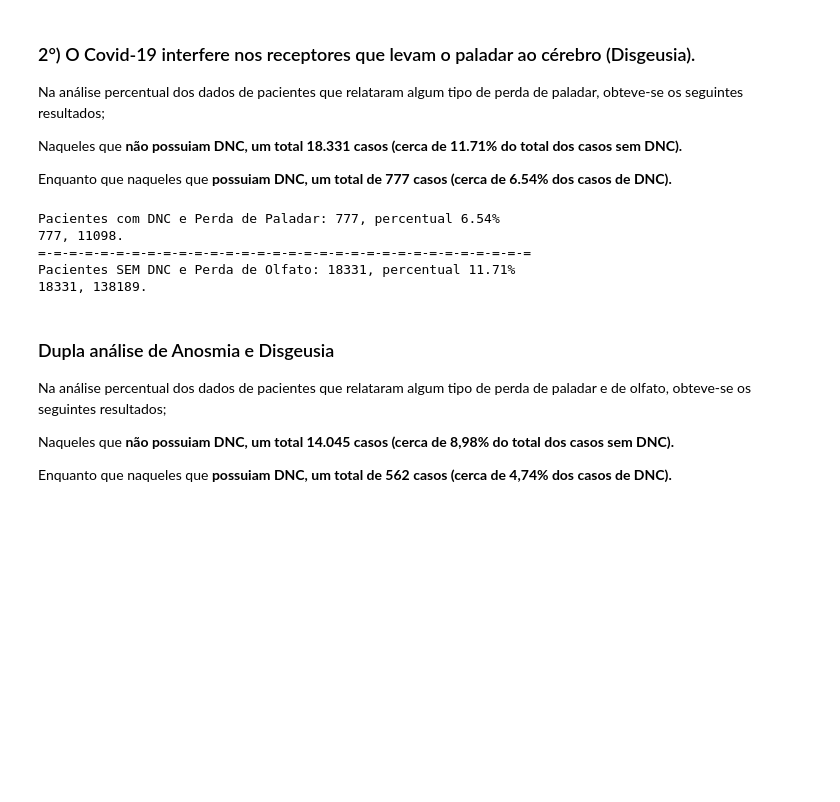
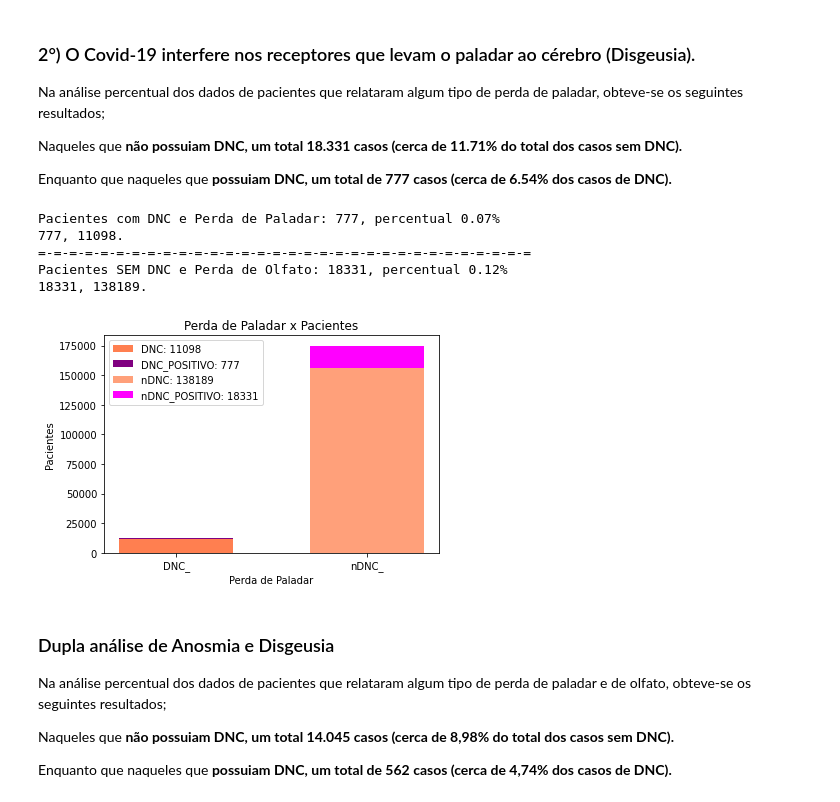
Before and after one commit to GeraldoLucas/Covid-analise-DNC, a Jupyter notebook: Covid_Analise2.ipynb, the cells around one changed output. Drawn from its saved outputs; the diff is of its cells as text; code cells hidden in the pictures; blank space fills up the shorter version.

```diff
--- a/Covid_Analise2.ipynb
+++ b/Covid_Analise2.ipynb
@@ -183,32 +212,47 @@ Enquanto que naqueles que **possuiam DNC, um total de 777 casos (cerca de 6.54%
 # %%
 # Pacientes com DNC e Perda de Paladar
 dF_dnc_palad = dF_pacientes_dnc.loc[dF_pacientes_dnc["PERD_PALA"] != 9]
 
 dnc_positive_palad = dF_dnc_palad.PERD_PALA.value_counts(normalize=False)[1]
 dnc_negative_palad = dF_dnc_palad["PERD_PALA"].value_counts(normalize=False)[2]
-tot3 = (dnc_positive_palad + dnc_negative_palad) / 100
+tot3 = (dnc_positive_palad + dnc_negative_palad)
 
 print(f"Pacientes com DNC e Perda de Paladar: {dnc_positive_palad}, percentual {(dnc_positive_palad / tot3):.2f}%")
 print(f"{dnc_positive_palad}, {dnc_negative_palad}.")
 
 print("=-=-" * 15 + "=-=")
 
 
-# Pacientes sem DNC e Perda de Olfato
+# Pacientes sem DNC e Perda de Paladar
 dF_nDnc_palad = dF_pacientes_sem_dnc.loc[dF_pacientes_sem_dnc["PERD_PALA"] != 9]
 
 nDnc_positive_palad = dF_nDnc_palad["PERD_PALA"].value_counts(normalize=False)[1]
 nDnc_negative_palad = dF_nDnc_palad["PERD_PALA"].value_counts(normalize=False)[2]
-tot4 = (nDnc_positive_palad + nDnc_negative_palad) / 100
+tot4 = (nDnc_positive_palad + nDnc_negative_palad)
 
 print(f"Pacientes SEM DNC e Perda de Olfato: {nDnc_positive_palad}, percentual {(nDnc_positive_palad / tot4):.2f}%")
 print(f"{nDnc_positive_palad}, {nDnc_negative_palad}.")
+
+
+# Plotando as distribuições em um gráfico
+plt.bar("DNC_", tot3, 0.6, label=f"DNC: {tot3 - dnc_positive_palad}", color="coral")
+plt.bar("DNC_", dnc_positive_palad, 0.6, bottom=tot3, label=f"DNC_POSITIVO: {dnc_positive_palad}", color="purple")
+
+plt.bar("nDNC_", tot4, 0.6, label=f"nDNC: {tot4 - nDnc_positive_palad}", color="lightsalmon")
+plt.bar("nDNC_", nDnc_positive_palad, 0.6, bottom=tot4, label=f"nDNC_POSITIVO: {nDnc_positive_palad}", color="fuchsia")
+
+plt.xlabel("Perda de Paladar")
+plt.ylabel("Pacientes")
+plt.title("Perda de Paladar x Pacientes")
+plt.legend()
+plt.show()
 # %% [output]
-Pacientes com DNC e Perda de Paladar: 777, percentual 6.54%
+Pacientes com DNC e Perda de Paladar: 777, percentual 0.07%
 777, 11098.
 =-=-=-=-=-=-=-=-=-=-=-=-=-=-=-=-=-=-=-=-=-=-=-=-=-=-=-=-=-=-=-=
-Pacientes SEM DNC e Perda de Olfato: 18331, percentual 11.71%
+Pacientes SEM DNC e Perda de Olfato: 18331, percentual 0.12%
 18331, 138189.
+[figure, added]
 # %% [markdown]
 ### Dupla análise de Anosmia e Disgeusia
 Na análise percentual dos dados de pacientes que relataram algum tipo de perda de paladar e de olfato, obteve-se os seguintes resultados;
```
Also changed, not shown: parts of 4 cells of this notebook.
